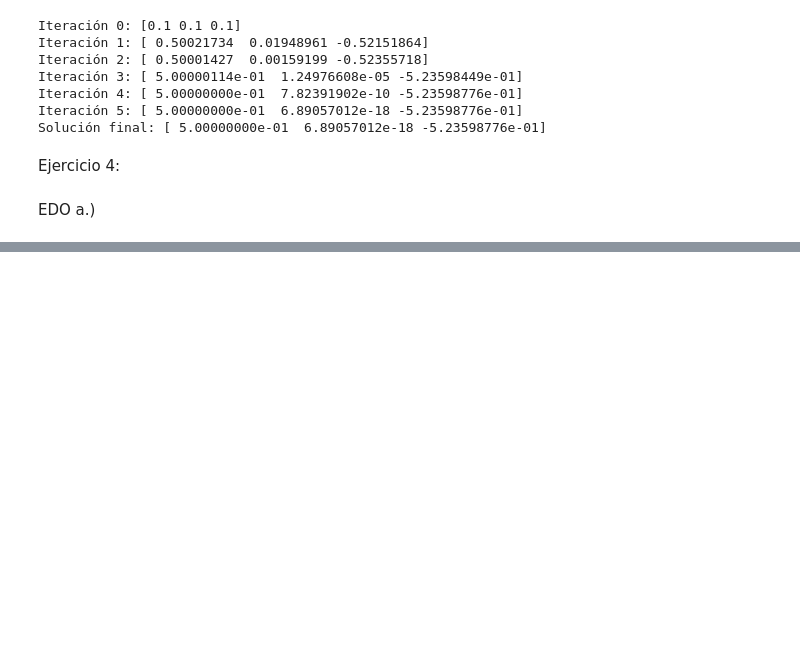
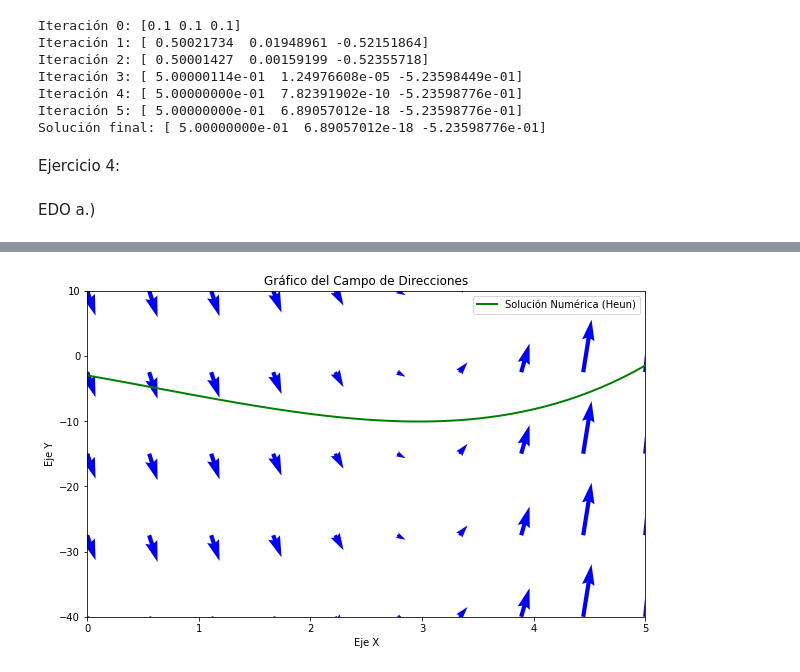
Before and after one commit to andreluchi/Lab2ModSim, a Jupyter notebook: ej1-4.ipynb, the cells around one changed output, grey strips where cells are left out. Drawn from its saved outputs; the diff is of its cells as text; code cells hidden in the pictures; blank space fills up the shorter version.

```diff
--- a/ej1-4.ipynb
+++ b/ej1-4.ipynb
@@ -230,0 +179,79 @@ plt.show()
+# %%
+import numpy as np
+import matplotlib.pyplot as plt
+
+def graficar_campo_direcciones(func, x_min, x_max, y_min, y_max, paso_x, paso_y, vector_unitario=False, mostrar_flujo=False, valores_x=None, valores_y=None, etiqueta_sol=None):
+    x_vals = np.linspace(x_min, x_max, int((x_max - x_min) / paso_x))
+    y_vals = np.linspace(y_min, y_max, int((y_max - y_min) / paso_y))
+    X, Y = np.meshgrid(x_vals, y_vals)
+    U = np.ones_like(X)
+    V = func(X, Y)
+
+    if vector_unitario:
+        N = np.sqrt(U**2 + V**2)
+        U, V = U / N, V / N
+
+    plt.figure(figsize=(10, 6))
+    plt.quiver(X, Y, U, V, color='blue')
+
+    if mostrar_flujo:
+        plt.streamplot(X, Y, U, V, color='magenta')
+
+    if valores_x is not None and valores_y is not None:
+        plt.plot(valores_x, valores_y, label=etiqueta_sol, linewidth=2, color='green')
+
+    plt.xlim(x_min, x_max)
+    plt.ylim(y_min, y_max)
+    plt.xlabel('Eje X')
+    plt.ylabel('Eje Y')
+    plt.title('Gráfico del Campo de Direcciones')
+    if etiqueta_sol:
+        plt.legend()
+    plt.show()
+
+# Definición de la función EDO para el ejemplo
+def edo_ejemplo(x, y):
+    return 22 * np.exp(x / 5) - 5 * x - 25
+
+# Parámetros para la EDO
+x_inicial, y_inicial = 0, -3
+h = 0.1
+x_final = 5
+
+# Método de Heun para resolver la EDO
+def metodo_heun(func, x0, y0, h, num_pasos):
+    x = x0
+    y = y0
+    lista_x = [x]
+    lista_y = [y]
+
+    for _ in range(num_pasos):
+        k1 = h * func(x, y)
+        k2 = h * func(x + h, y + k1)
+        y += 0.5 * (k1 + k2)
+        x += h
+        lista_x.append(x)
+        lista_y.append(y)
+
+    return np.array(lista_x), np.array(lista_y)
+
+num_pasos = int((x_final - x_inicial) / h)  # Número de pasos para cubrir el intervalo de 0 a 5 con pasos de 0.1
+sol_x_heun, sol_y_heun = metodo_heun(edo_ejemplo, x_inicial, y_inicial, h, num_pasos)
+
+# Graficar el campo de direcciones y la solución numérica obtenida por el método de Heun
+graficar_campo_direcciones(
+    edo_ejemplo,
+    x_min=0,
+    x_max=5,
+    y_min=-40,
+    y_max=10,
+    paso_x=0.5,
+    paso_y=10,
+    vector_unitario=False,
+    mostrar_flujo=False,
+    valores_x=sol_x_heun,
+    valores_y=sol_y_heun,
+    etiqueta_sol='Solución Numérica (Heun)'
+)
+# %% [output]
+[figure, added]
```
Also changed, not shown: parts of 8 cells of this notebook.
